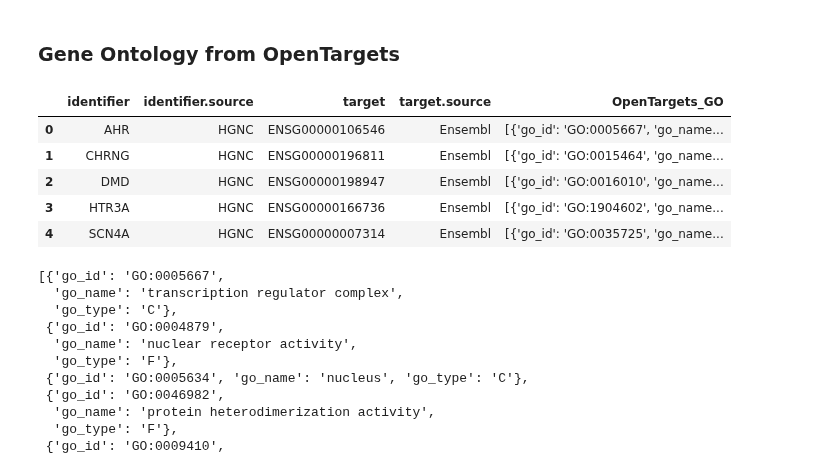
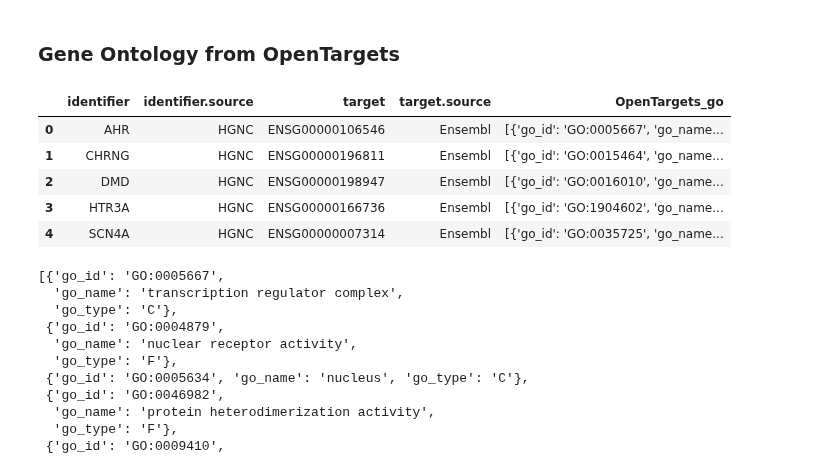
Before and after one commit to BioDataFuse/pyBiodatafuse, a Jupyter notebook: examples/gene_to_graph_workflow.ipynb, the cells around one changed output. Saved outputs shown, nothing was run; the diff lists cells and outputs as text; code cells hidden in the pictures.

```diff
--- a/examples/gene_to_graph_workflow.ipynb
+++ b/examples/gene_to_graph_workflow.ipynb
@@ -329,10 +340,10 @@ reactome_process_df[OPENTARGETS_REACTOME_COL][0]
 # %% [markdown]
 ### Gene Ontology from OpenTargets
 # %%
-go_process_df, opentargets_go_metadata = opentargets.get_gene_go_process(bridgedb_df=bridgdb_df)
-go_process_df.head()
+opentargets_go_df, opentargets_go_metadata = opentargets.get_gene_go_process(bridgedb_df=bridgdb_df)
+opentargets_go_df.head()
 # %% [output]
-|  | identifier | identifier.source | target | target.source | OpenTargets_GO |
+|  | identifier | identifier.source | target | target.source | OpenTargets_go |
 | 0 | AHR | HGNC | ENSG00000106546 | Ensembl | [{'go_id': 'GO:0005667', 'go_name... |
 | 1 | CHRNG | HGNC | ENSG00000196811 | Ensembl | [{'go_id': 'GO:0015464', 'go_name... |
 | 2 | DMD | HGNC | ENSG00000198947 | Ensembl | [{'go_id': 'GO:0016010', 'go_name... |
```
Also changed, not shown: parts of 40 cells of this notebook.
